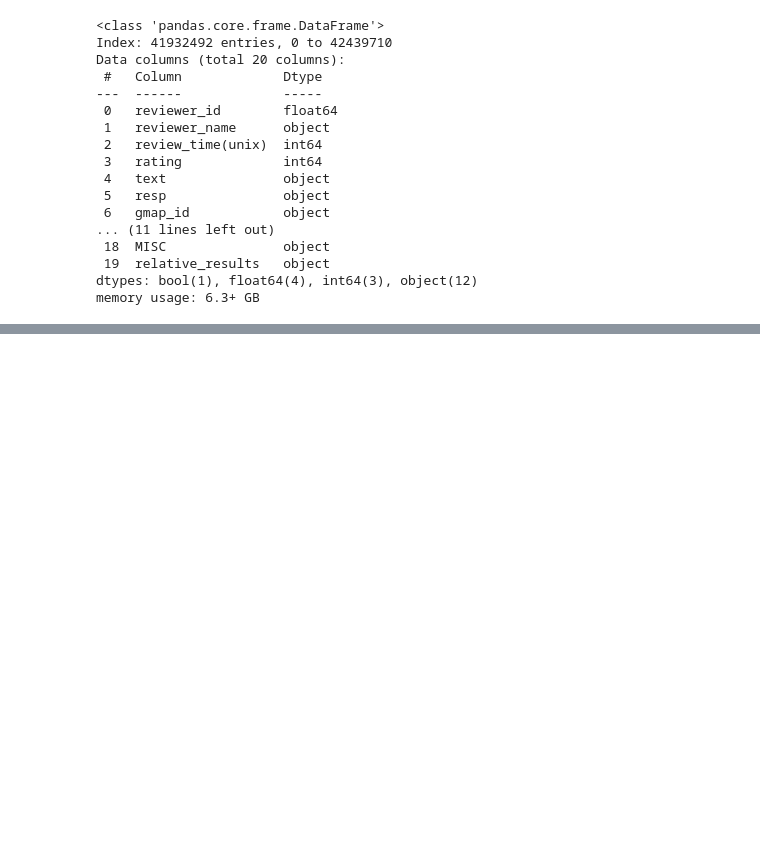
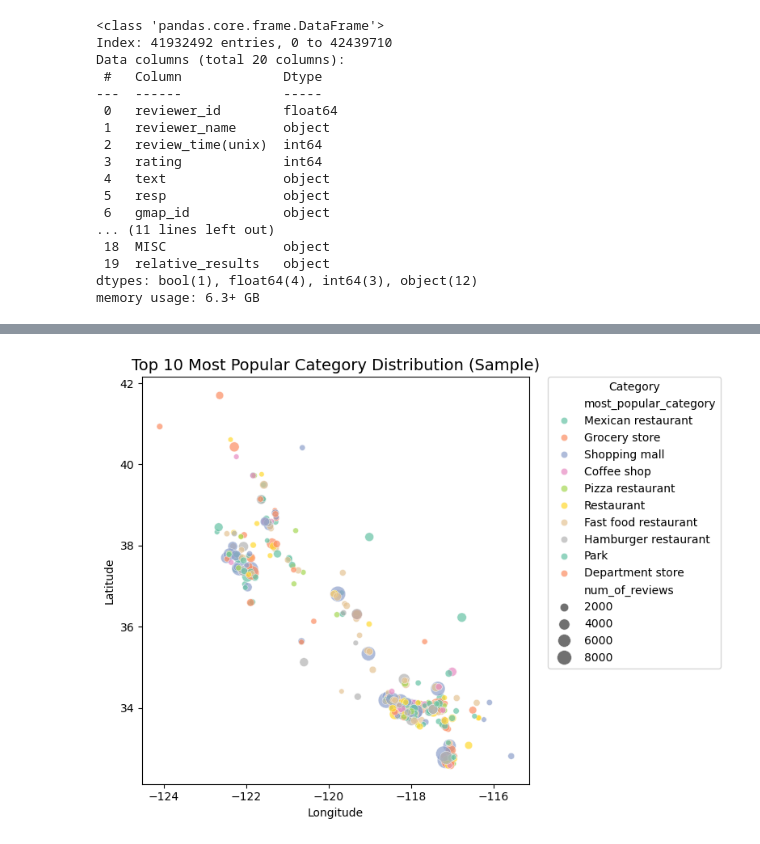
Before and after one commit to KevinBian107/RSDB, a Jupyter notebook: eda_rebecca.ipynb, the cells around one changed output, grey strips where cells are left out. Drawn from its saved outputs; the diff is of its cells as text; code cells hidden in the pictures; blank space fills up the shorter version.

```diff
--- a/eda_rebecca.ipynb
+++ b/eda_rebecca.ipynb
@@ -162,0 +374,65 @@ test
+# %%
+# Sample 10000 entries from the dataframe
+sample_size = 10000
+df_sample = df.sample(n=sample_size, random_state=42)
+
+# Define latitude and longitude bounds
+lat_min, lat_max = 32.5, 42
+long_min, long_max = -124.4, -114.13
+
+# Filter out rows where latitude and longitude are outside the bounds
+df_sample_filtered = df_sample[
+    (df_sample['latitude'] >= lat_min) & (df_sample['latitude'] <= lat_max) &
+    (df_sample['longitude'] >= long_min) & (df_sample['longitude'] <= long_max)
+]
+
+# Create a function to get the most popular category for each location
+def get_most_popular_category(location_df):
+    # Count the occurrences of each category for a given location
+    category_counts = location_df['category'].explode().value_counts()
+    if not category_counts.empty:
+        return category_counts.idxmax()  # Get the most frequent category
+    return None
+
+# Group by location and get the most popular category for each location
+location_categories = df_sample_filtered.groupby(['latitude', 'longitude']).apply(get_most_popular_category).reset_index(name='most_popular_category')
+
+# Merge the most_popular_category column back into df_sample_filtered
+df_sample_filtered = pd.merge(df_sample_filtered, location_categories, on=['latitude', 'longitude'], how='left')
+
+# Get the top 10 most popular categories
+top_categories = df_sample_filtered['most_popular_category'].value_counts().nlargest(10).index
+
+# Filter the dataframe to include only the top 10 categories
+df_sample_filtered = df_sample_filtered[df_sample_filtered['most_popular_category'].isin(top_categories)]
+
+# Map each category to a color
+category_colors = {category: color for category, color in zip(df_sample_filtered['most_popular_category'].unique(), sns.color_palette("Set2", len(df_sample_filtered['most_popular_category'].unique())))}
+
+# Create the plot (only one subplot for the most popular category distribution)
+plt.figure(figsize=(8, 6))
+
+# Scatterplot for Most Popular Category Distribution
+sns.scatterplot(
+    data=df_sample_filtered,
+    x="longitude",
+    y="latitude",
+    hue="most_popular_category",
+    palette=category_colors,
+    size="num_of_reviews",
+    sizes=(20, 200),
+    alpha=0.7
+)
+
+plt.title('Top 10 Most Popular Category Distribution (Sample)', fontsize=14)
+plt.xlabel('Longitude')
+plt.ylabel('Latitude')
+
+# Move the legend outside the plot
+plt.legend(title="Category", loc='upper left', bbox_to_anchor=(1.05, 1), borderaxespad=0.)
+
+# Display the plot
+plt.tight_layout()
+plt.show()
+# %% [output]
+[figure, added]
```
Also changed, not shown: parts of 23 cells of this notebook.
